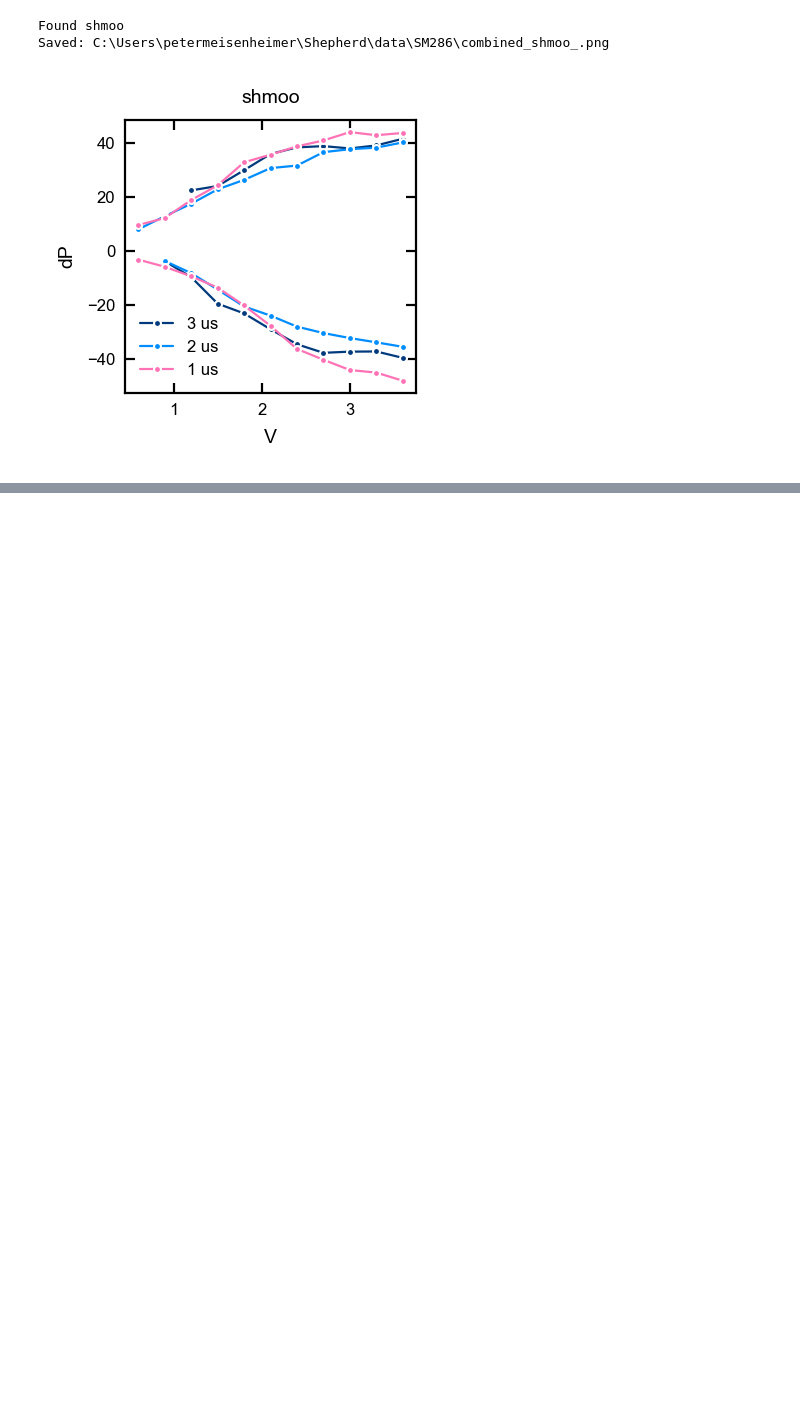
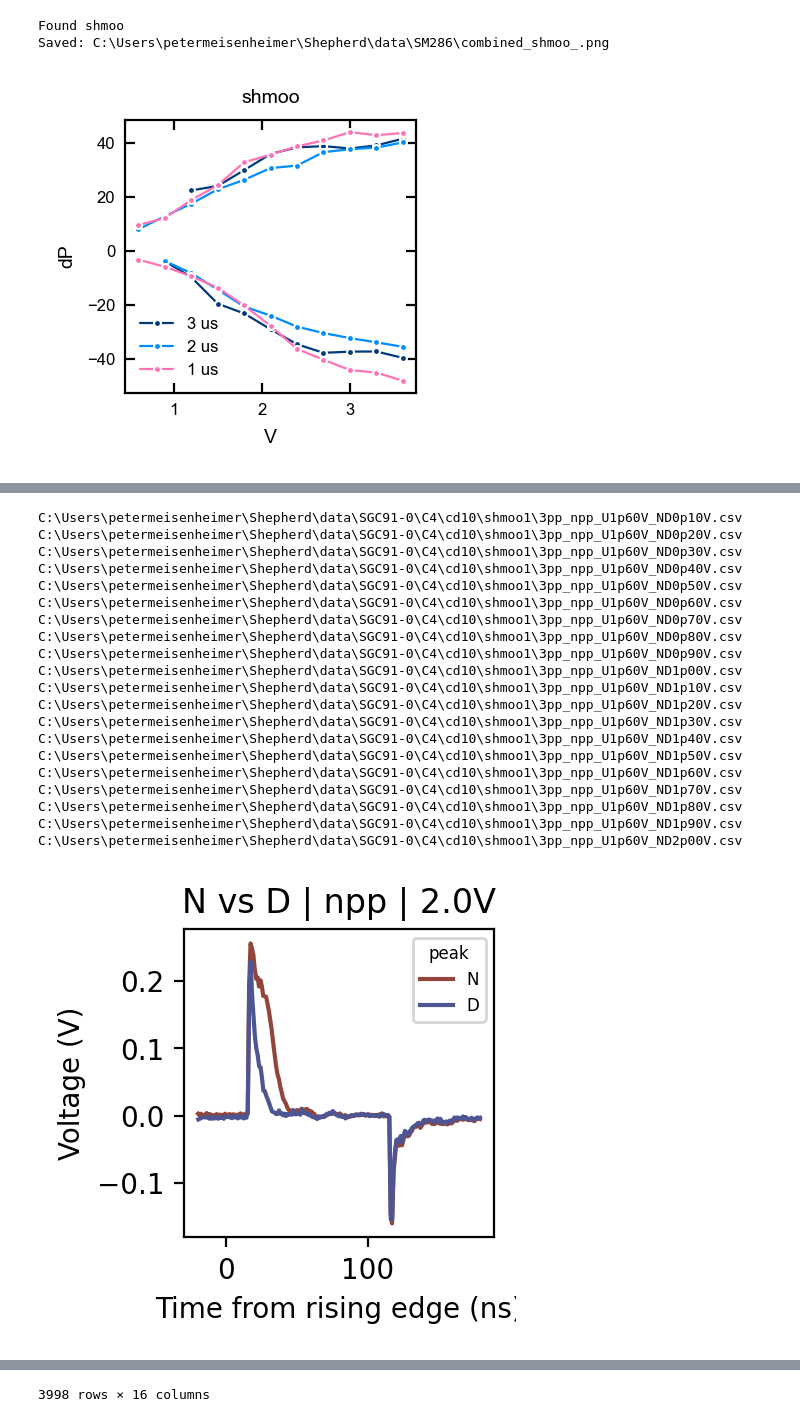
Before and after one commit to meisep/Shepherd_0.1, a Jupyter notebook: plotting_master.ipynb, the cells around one changed output, grey strips where cells are left out. Saved outputs shown, nothing was run; the diff lists cells and outputs as text; code cells hidden in the pictures; blank space fills up the shorter version.

```diff
--- a/plotting_master.ipynb
+++ b/plotting_master.ipynb
@@ -246,2 +220,29 @@ C:\Users\petermeisenheimer\Shepherd\data\PGRL418\D2\cd20\inverseshmoo_2us\3pp_pn
 # %%
-.
+from utils.plot_utils import *
+plot_nd_traces(
+    directory=r"C:\Users\petermeisenheimer\Shepherd\data\SGC91-0\C4\cd10\shmoo1",
+    pattern='3pp_*.csv',
+    polarity_filter='npp'
+)
+# %% [output]
+C:\Users\petermeisenheimer\Shepherd\data\SGC91-0\C4\cd10\shmoo1\3pp_npp_U1p60V_ND0p10V.csv
+C:\Users\petermeisenheimer\Shepherd\data\SGC91-0\C4\cd10\shmoo1\3pp_npp_U1p60V_ND0p20V.csv
+C:\Users\petermeisenheimer\Shepherd\data\SGC91-0\C4\cd10\shmoo1\3pp_npp_U1p60V_ND0p30V.csv
+C:\Users\petermeisenheimer\Shepherd\data\SGC91-0\C4\cd10\shmoo1\3pp_npp_U1p60V_ND0p40V.csv
+C:\Users\petermeisenheimer\Shepherd\data\SGC91-0\C4\cd10\shmoo1\3pp_npp_U1p60V_ND0p50V.csv
+C:\Users\petermeisenheimer\Shepherd\data\SGC91-0\C4\cd10\shmoo1\3pp_npp_U1p60V_ND0p60V.csv
+C:\Users\petermeisenheimer\Shepherd\data\SGC91-0\C4\cd10\shmoo1\3pp_npp_U1p60V_ND0p70V.csv
+C:\Users\petermeisenheimer\Shepherd\data\SGC91-0\C4\cd10\shmoo1\3pp_npp_U1p60V_ND0p80V.csv
+C:\Users\petermeisenheimer\Shepherd\data\SGC91-0\C4\cd10\shmoo1\3pp_npp_U1p60V_ND0p90V.csv
+C:\Users\petermeisenheimer\Shepherd\data\SGC91-0\C4\cd10\shmoo1\3pp_npp_U1p60V_ND1p00V.csv
+C:\Users\petermeisenheimer\Shepherd\data\SGC91-0\C4\cd10\shmoo1\3pp_npp_U1p60V_ND1p10V.csv
+C:\Users\petermeisenheimer\Shepherd\data\SGC91-0\C4\cd10\shmoo1\3pp_npp_U1p60V_ND1p20V.csv
+C:\Users\petermeisenheimer\Shepherd\data\SGC91-0\C4\cd10\shmoo1\3pp_npp_U1p60V_ND1p30V.csv
+C:\Users\petermeisenheimer\Shepherd\data\SGC91-0\C4\cd10\shmoo1\3pp_npp_U1p60V_ND1p40V.csv
+C:\Users\petermeisenheimer\Shepherd\data\SGC91-0\C4\cd10\shmoo1\3pp_npp_U1p60V_ND1p50V.csv
+C:\Users\petermeisenheimer\Shepherd\data\SGC91-0\C4\cd10\shmoo1\3pp_npp_U1p60V_ND1p60V.csv
+C:\Users\petermeisenheimer\Shepherd\data\SGC91-0\C4\cd10\shmoo1\3pp_npp_U1p60V_ND1p70V.csv
+C:\Users\petermeisenheimer\Shepherd\data\SGC91-0\C4\cd10\shmoo1\3pp_npp_U1p60V_ND1p80V.csv
+C:\Users\petermeisenheimer\Shepherd\data\SGC91-0\C4\cd10\shmoo1\3pp_npp_U1p60V_ND1p90V.csv
+C:\Users\petermeisenheimer\Shepherd\data\SGC91-0\C4\cd10\shmoo1\3pp_npp_U1p60V_ND2p00V.csv
+[figure, added]
@@ -247,0 +261 @@ C:\Users\petermeisenheimer\Shepherd\data\PGRL418\D2\cd20\inverseshmoo_2us\3pp_pn
+3998 rows × 16 columns
```
Also changed, not shown: parts of 3 cells of this notebook, 3 other files.
